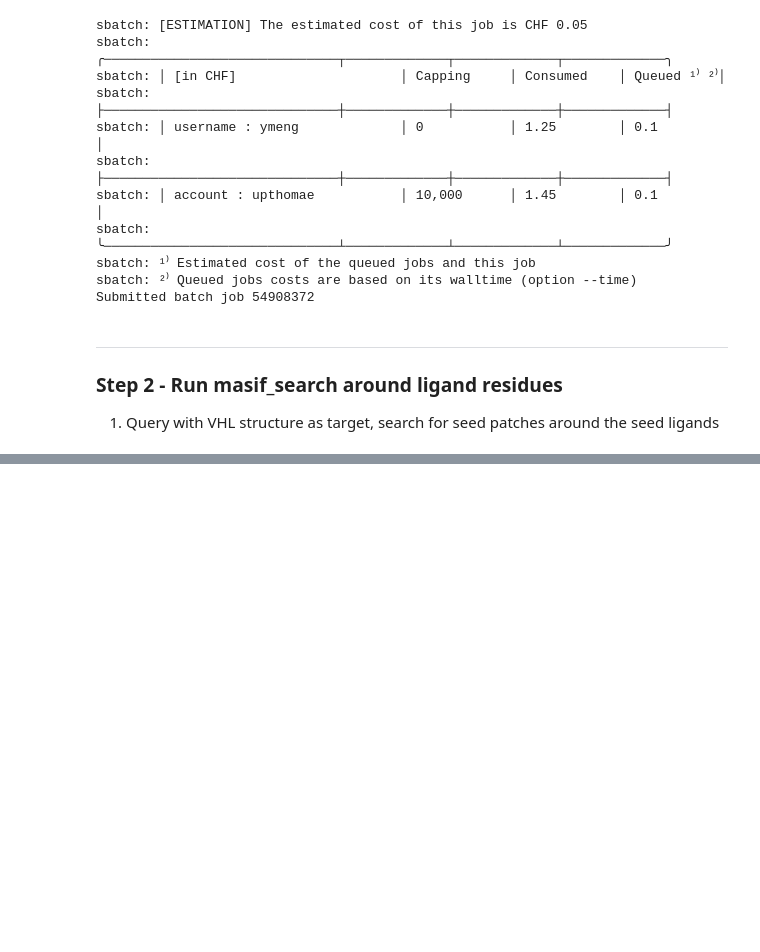
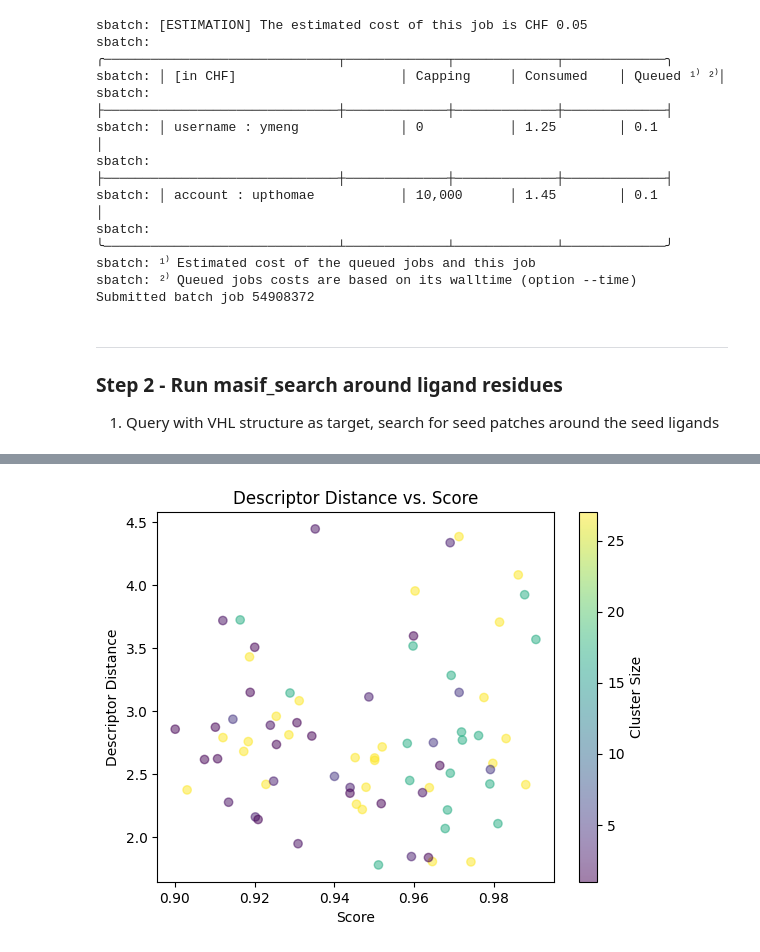
Before and after one commit to meng-yx/masif-neosurf-af2, a Jupyter notebook: notebooks/neosurf_neosurf.ipynb, the cells around one changed output, grey strips where cells are left out. Cells and saved outputs as stored; diff of their text form; code cells hidden in the pictures; blank space fills up the shorter version.

```diff
--- a/notebooks/neosurf_neosurf.ipynb
+++ b/notebooks/neosurf_neosurf.ipynb
@@ -432,6 +430,8 @@ ___
 # %%
 import numpy as np
 from Bio.PDB import PDBParser
+
+df_preprocess = pd.read_csv(input_manifest)
 
 QUERY_TARGET = "8VLB_A"
 query_out_dir = os.path.join(masif_search_out_dir, QUERY_TARGET)
@@ -618,0 +669,20 @@ Wrote 5 matches to /scratch/ymeng/NNeosurf/masif-neosurf/data/masif_search/8VLB_
+# %%
+# Plot desc_dist ~ score, color by cluster_size
+import matplotlib.pyplot as plt
+
+# Make sure df_results has 'cluster_size'
+sc = plt.scatter(
+    df_clustered["score"],
+    df_clustered["desc_dist"],
+    c=df_clustered["cluster_size"] if "cluster_size" in df_clustered.columns else None,
+    cmap="viridis",
+    alpha=0.5
+)
+plt.xlabel("Score")
+plt.ylabel("Descriptor Distance")
+plt.title("Descriptor Distance vs. Score")
+if "cluster_size" in df_clustered.columns:
+    cbar = plt.colorbar(sc)
+    cbar.set_label("Cluster Size")
+# %% [output]
+[figure, added]
```
Also changed, not shown: parts of 7 cells of this notebook, 5 other files.
